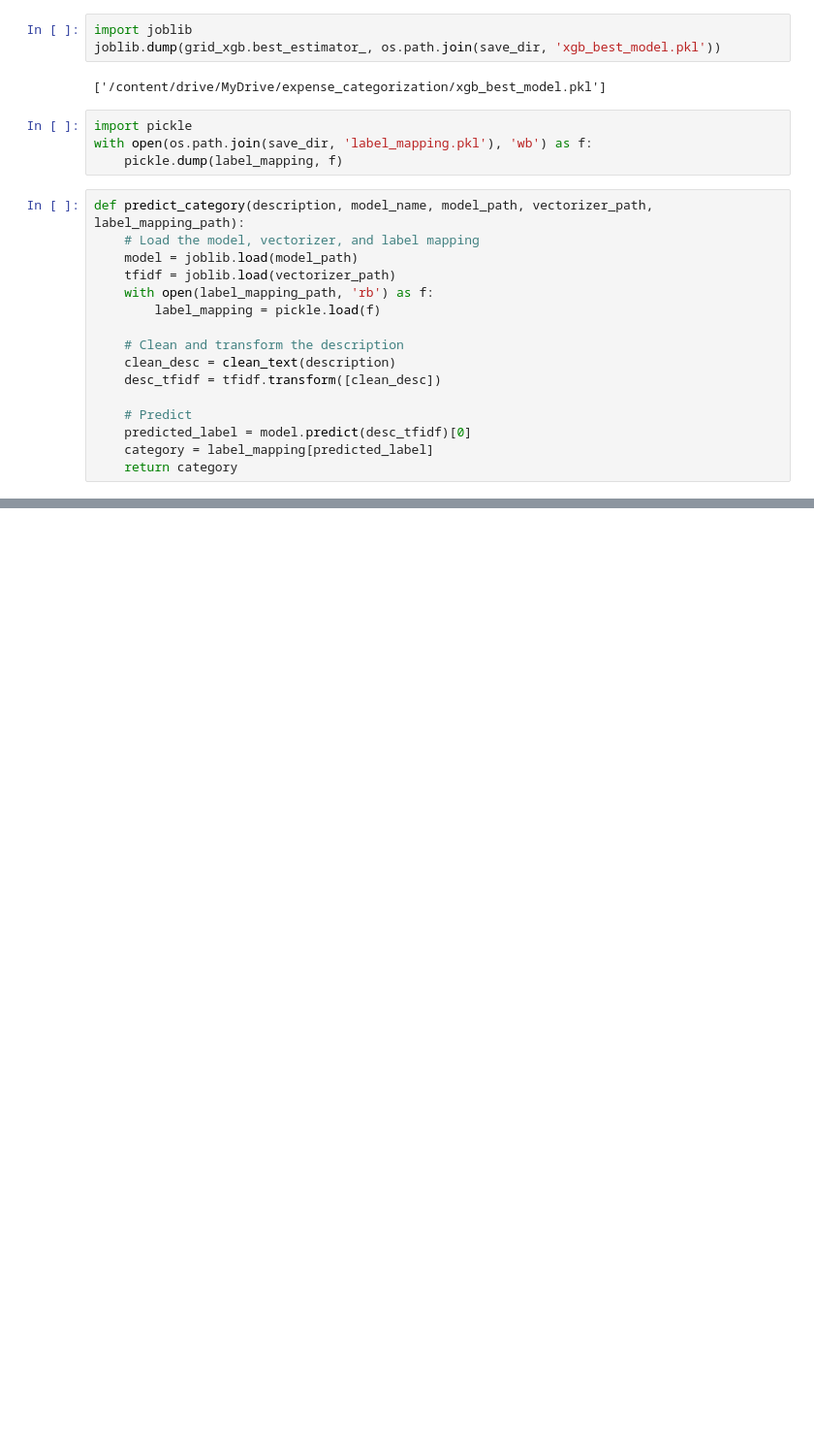
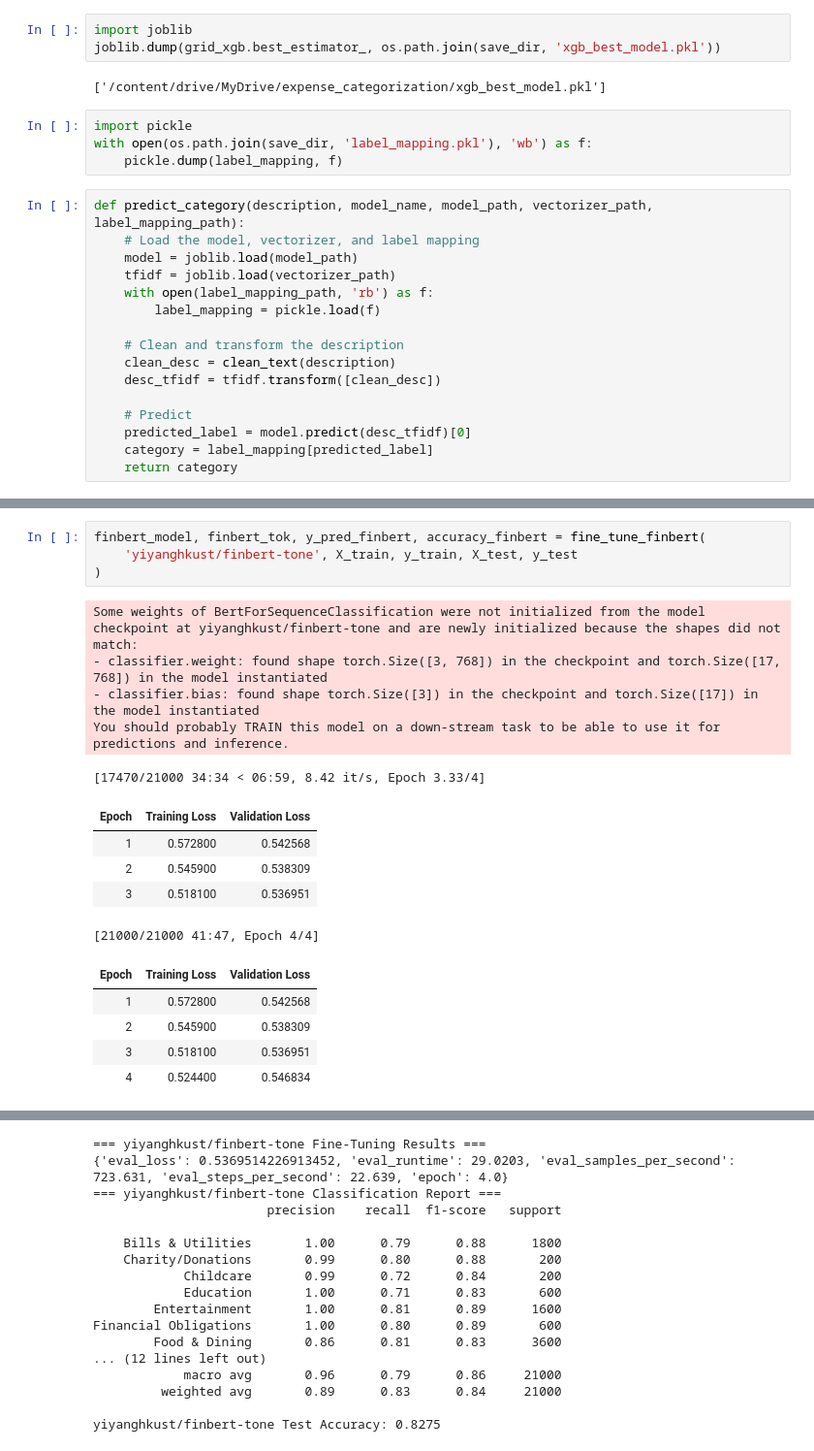
Before and after one commit to sathvik-ujwal/-AI-Powered-Personal-Expense-Categorization-, a Jupyter notebook: expense_categorization_pynb.ipynb, the cells around one changed output, grey strips where cells are left out. Shown at 97% size. Saved outputs shown, nothing was run; the diff lists cells and outputs as text; blank space fills up the shorter version.

```diff
--- a/expense_categorization_pynb.ipynb
+++ b/expense_categorization_pynb.ipynb
@@ -241,0 +411,20 @@ def predict_category(description, model_name, model_path, vectorizer_path, label
+# %%
+finbert_model, finbert_tok, y_pred_finbert, accuracy_finbert = fine_tune_finbert(
+    'yiyanghkust/finbert-tone', X_train, y_train, X_test, y_test
+)
+# %% [output]
+Some weights of BertForSequenceClassification were not initialized from the model checkpoint at yiyanghkust/finbert-tone and are newly initialized because the shapes did not match:
+- classifier.weight: found shape torch.Size([3, 768]) in the checkpoint and torch.Size([17, 768]) in the model instantiated
+- classifier.bias: found shape torch.Size([3]) in the checkpoint and torch.Size([17]) in the model instantiated
+You should probably TRAIN this model on a down-stream task to be able to use it for predictions and inference.
+[17470/21000 34:34 < 06:59, 8.42 it/s, Epoch 3.33/4]
+| Epoch | Training Loss | Validation Loss |
+| 1 | 0.572800 | 0.542568 |
+| 2 | 0.545900 | 0.538309 |
+| 3 | 0.518100 | 0.536951 |
+[21000/21000 41:47, Epoch 4/4]
+| Epoch | Training Loss | Validation Loss |
+| 1 | 0.572800 | 0.542568 |
+| 2 | 0.545900 | 0.538309 |
+| 3 | 0.518100 | 0.536951 |
+| 4 | 0.524400 | 0.546834 |
@@ -241,0 +432,17 @@ def predict_category(description, model_name, model_path, vectorizer_path, label
+=== yiyanghkust/finbert-tone Fine-Tuning Results ===
+{'eval_loss': 0.5369514226913452, 'eval_runtime': 29.0203, 'eval_samples_per_second': 723.631, 'eval_steps_per_second': 22.639, 'epoch': 4.0}
+=== yiyanghkust/finbert-tone Classification Report ===
+                       precision    recall  f1-score   support
+
+    Bills & Utilities       1.00      0.79      0.88      1800
+    Charity/Donations       0.99      0.80      0.88       200
+            Childcare       0.99      0.72      0.84       200
+            Education       1.00      0.71      0.83       600
+        Entertainment       1.00      0.81      0.89      1600
+Financial Obligations       1.00      0.80      0.89       600
+        Food & Dining       0.86      0.81      0.83      3600
+... (12 lines left out)
+            macro avg       0.96      0.79      0.86     21000
+         weighted avg       0.89      0.83      0.84     21000
+
+yiyanghkust/finbert-tone Test Accuracy: 0.8275
```
Also changed, not shown: parts of 7 cells of this notebook.
